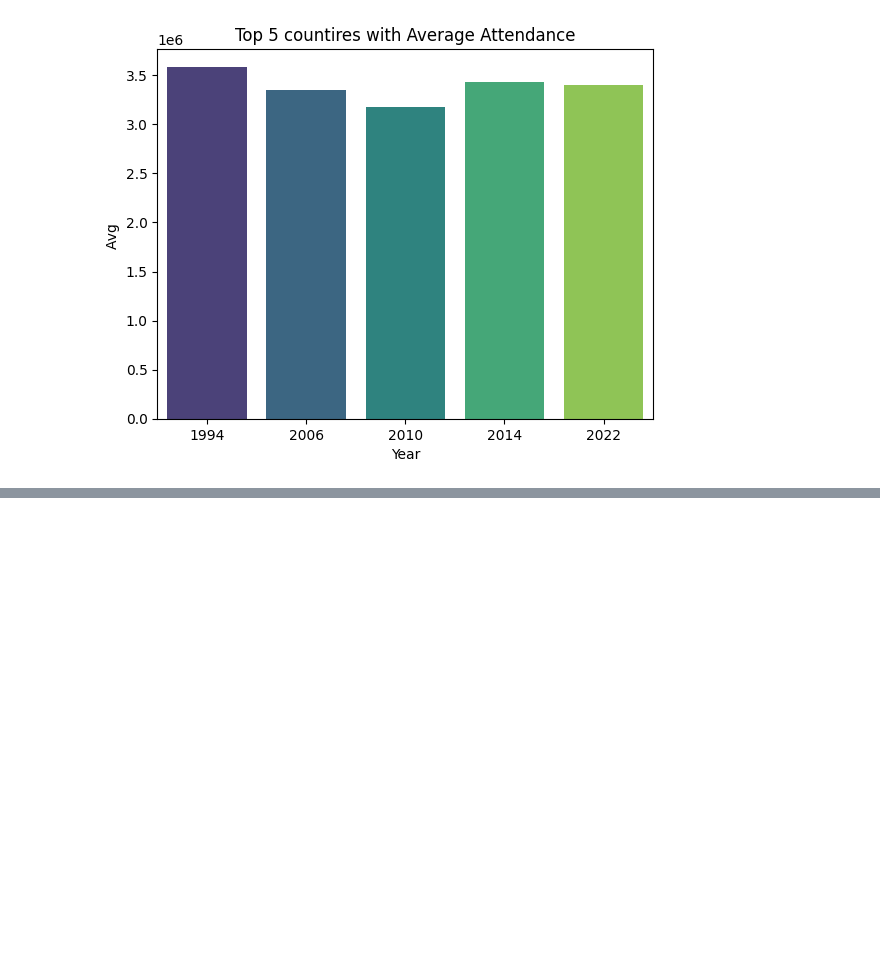
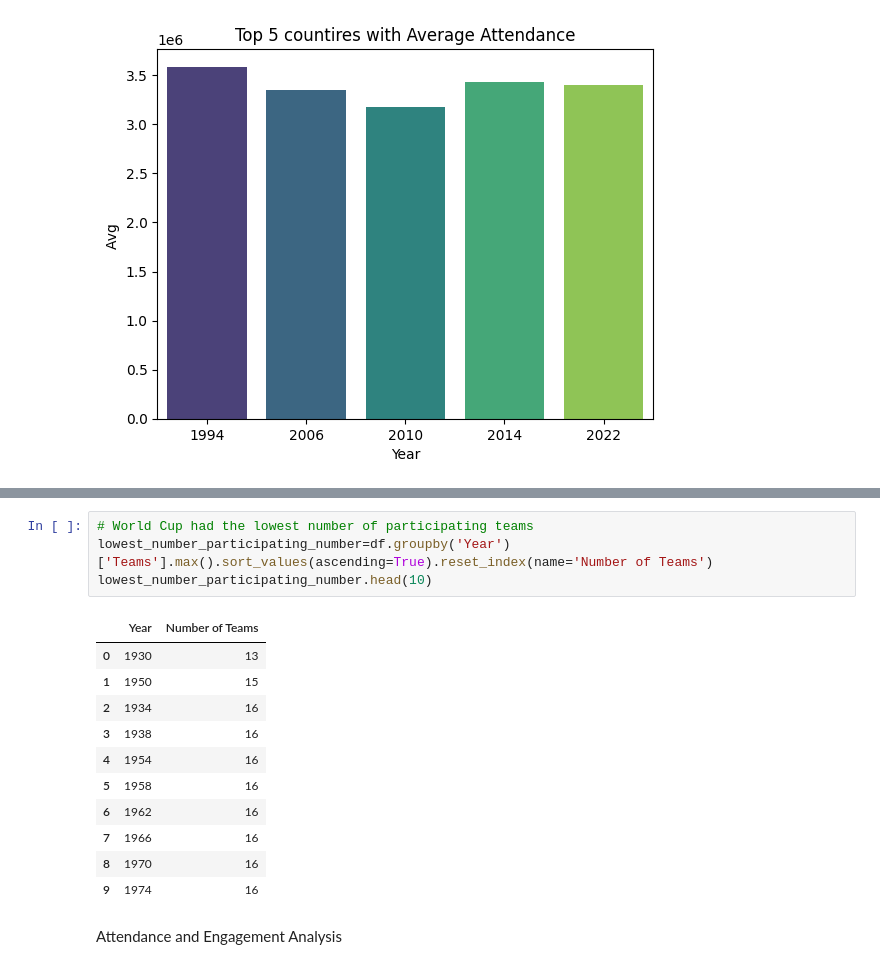
Before and after one commit to ShlokGadhave/l-Football-Analytics-Match-Performance-Goal-Scoring-Insights, a Jupyter notebook: World_Cups.ipynb, the cells around one changed output, grey strips where cells are left out. Cells and saved outputs as stored; diff of their text form; blank space fills up the shorter version.

```diff
--- a/World_Cups.ipynb
+++ b/World_Cups.ipynb
@@ -189,0 +225,18 @@ Text(0, 0.5, 'Avg ')
+# %%
+# World Cup had the lowest number of participating teams
+lowest_number_participating_number=df.groupby('Year')['Teams'].max().sort_values(ascending=True).reset_index(name='Number of Teams')
+lowest_number_participating_number.head(10)
+# %% [output]
+|  | Year | Number of Teams |
+| 0 | 1930 | 13 |
+| 1 | 1950 | 15 |
+| 2 | 1934 | 16 |
+| 3 | 1938 | 16 |
+| 4 | 1954 | 16 |
+| 5 | 1958 | 16 |
+| 6 | 1962 | 16 |
+| 7 | 1966 | 16 |
+| 8 | 1970 | 16 |
+| 9 | 1974 | 16 |
+# %% [markdown]
+Attendance and Engagement Analysis
```
Also changed, not shown: parts of 5 cells of this notebook.
